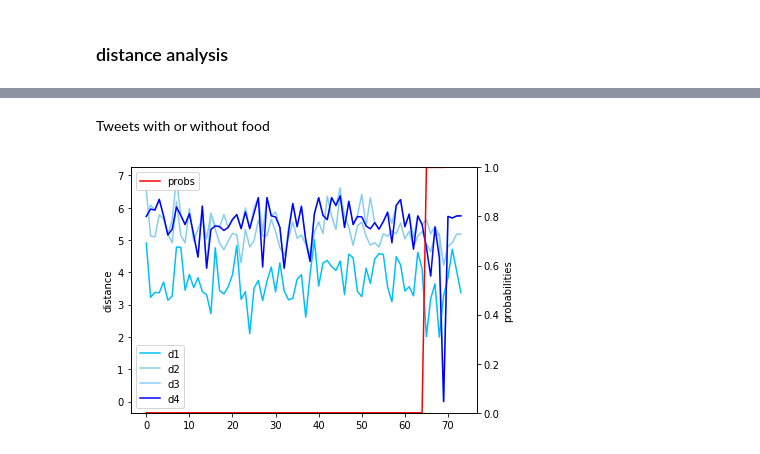
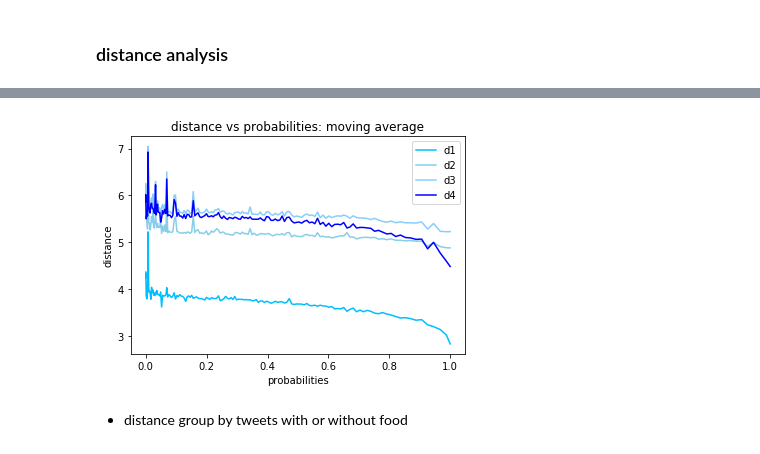
Before and after one commit to DrRadan/TwitterHealth, a Jupyter notebook: notebooks/Random_Forest_Embedding_Distance.ipynb, the cells around one changed output, grey strips where cells are left out. Saved outputs shown, nothing was run; the diff lists cells and outputs as text; code cells hidden in the pictures.

Commit message:
update distance analysis

```diff
--- a/notebooks/Random_Forest_Embedding_Distance.ipynb
+++ b/notebooks/Random_Forest_Embedding_Distance.ipynb
@@ -94,9 +100,31 @@ def plot_distance(distance_1,distance_2,distance_3,distance_4,probabilities):
     plt.show()
+# %%
+def plot_probs(name,distance_1,distance_2,distance_3,distance_4,probabilities,step=100000):
+    plt.close('all')
+    plt.xlabel('probabilities')
+    plt.ylabel('distance')
+
+    d1, d2, d3, d4, p = [], [], [], [], []
+    for i in range(0,len(probabilities),step):
+        d1.append(distance_1[i])
+        d2.append(distance_2[i])
+        d3.append(distance_3[i])
+        d4.append(distance_4[i])
+        p.append(probabilities[i])
+
+    plt.plot(p,d1,label='d1',color='deepskyblue')
+    plt.plot(p,d2,label='d2',color='skyblue')
+    plt.plot(p,d3,label='d3',color='lightskyblue')
+    plt.plot(p,d4,label='d4',color='blue')
+    plt.legend()
+    plt.title(name)
+    plt.savefig(name+'.png')
+    plt.show()
 # %% [markdown]
 ## Food
 # %% [markdown]
 ### data
 # %%
-df1 = df.replace(3,1).reset_index(drop=True)
+df1 = df.replace(3,1).replace(2,0).reset_index(drop=True)
 Counter(df1['target'])
 # %% [output]
@@ -122,5 +151,4 @@ y_true: true class
 # %%
 %%time
 X1, y1_true = feed_lda(125, 25000, 0.5, df1)
-y1_true = y1_true.replace(2,0)
 # %% [output]
@@ -244,0 +283,4 @@ plot_distance(df1['distance_1_food'],df1['distance_2_food'],df1['distance_3_food
+# %%
+df2 = df1[['distance_1_food','distance_2_food','distance_3_food','distance_4_food','probs_food']]
+df2_ = df2.rolling(1000).mean()[999:].reset_index(drop=True)
+df2_.tail()
@@ -245,2 +294,6 @@ plot_distance(df1['distance_1_food'],df1['distance_2_food'],df1['distance_3_food
+# %%
+plot_probs('distance vs probabilities: moving average',df2_['distance_1_food'],df2_['distance_2_food'],df2_['distance_3_food'],df2_['distance_4_food'],df2_['probs_food'],step=50000)
+# %% [output]
+[figure, added]
 # %% [markdown]
-Tweets with or without food
+- distance group by tweets with or without food
@@ -249,4 +299,0 @@ df1_ = df1.sort_values(['true_food']).reset_index(drop=True)
-# %%
-plot_distance(df1_['distance_1_food'],df1_['distance_2_food'],df1_['distance_3_food'],df1_['distance_4_food'],df1_['true_food'])
-# %% [output]
-[figure, removed]
```
Also changed, not shown: parts of 19 cells of this notebook, 2 other files.
